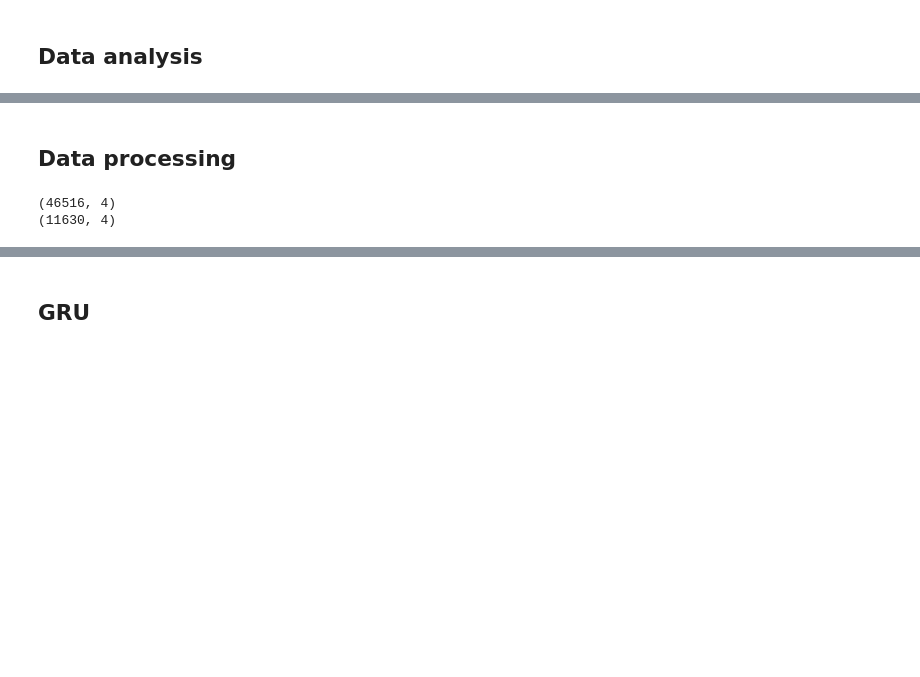
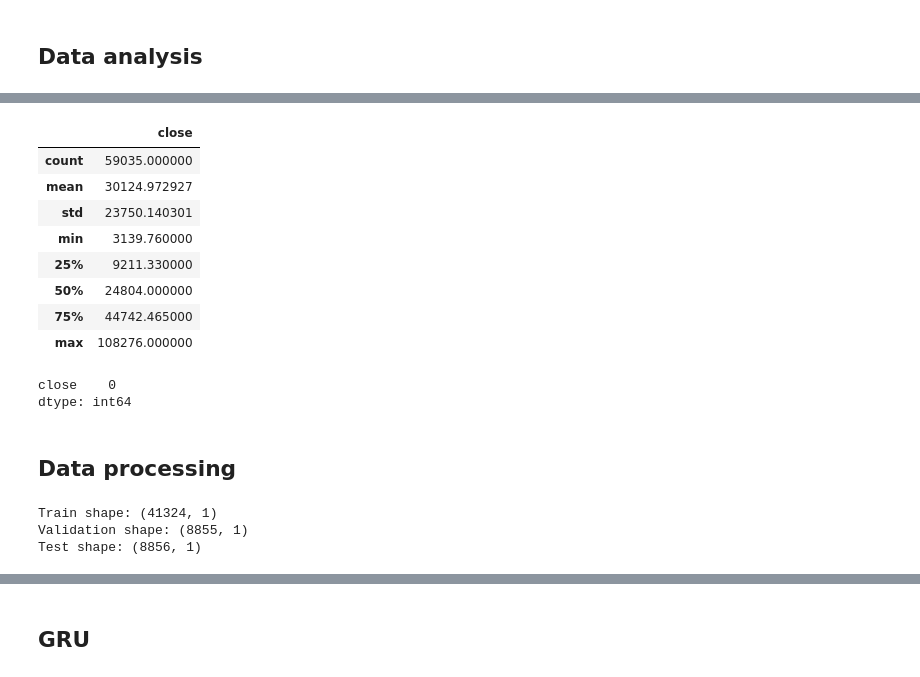
Before and after one commit to alexzheng123/EC331-project, a Jupyter notebook: code/GRU.ipynb, the cells around one changed output, grey strips where cells are left out. Saved outputs shown, nothing was run; the diff lists cells and outputs as text; code cells hidden in the pictures; blank space fills up the shorter version.

```diff
--- a/code/GRU.ipynb
+++ b/code/GRU.ipynb
@@ -37,5 +44,20 @@ data = pd.read_csv("/Users/alexzheng/Developer/GitHub/EC331-project/data/Bitcoin
+# %%
+data.describe()
+# %% [output]
+|  | close |
+| count | 59035.000000 |
+| mean | 30124.972927 |
+| std | 23750.140301 |
+| min | 3139.760000 |
+| 25% | 9211.330000 |
+| 50% | 24804.000000 |
+| 75% | 44742.465000 |
+| max | 108276.000000 |
 # %%
-# # The number of missing values
-# data.isna().sum()
+# The number of missing values
+data.isna().sum()
+# %% [output]
+close    0
+dtype: int64
 # %% [markdown]
 ## Data processing
@@ -47,11 +64,23 @@ target_col_idx = data.columns.get_loc(target_col)
-# %%
-# Train-val split (80% training, 20% validation)
-split_index = int(len(data) * 0.8)
-train_data = data.iloc[:split_index]
-val_data = data.iloc[split_index:]
-
-print(train_data.shape)
-print(val_data.shape)
-# %% [output]
-(46516, 4)
-(11630, 4)
+# %%
+# Train-val-test split (70% training, 15% validation, 15% test)
+train_ratio = 0.7
+val_ratio = 0.15
+test_ratio = 0.15
+
+# Compute split indices
+train_index = int(len(data) * train_ratio)
+val_index = train_index + int(len(data) * val_ratio)
+
+# Perform the splits
+train_data = data.iloc[:train_index]                    # First 70% for training
+val_data = data.iloc[train_index:val_index]             # Next 15% for validation
+test_data = data.iloc[val_index:]                       # Final 15% for testing
+
+# Print the shapes to confirm
+print("Train shape:", train_data.shape)
+print("Validation shape:", val_data.shape)
+print("Test shape:", test_data.shape)
+# %% [output]
+Train shape: (41324, 1)
+Validation shape: (8855, 1)
+Test shape: (8856, 1)
```
Also changed, not shown: parts of 37 cells of this notebook, 11 other files.
